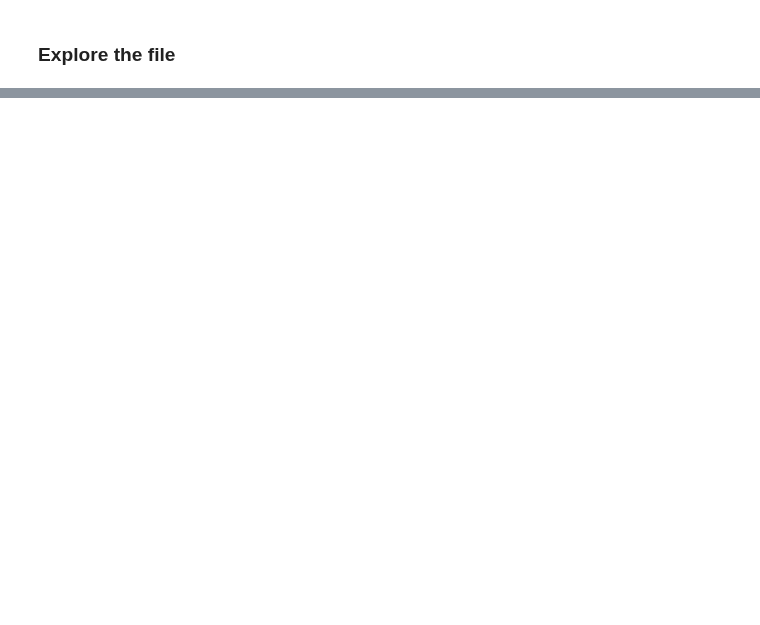
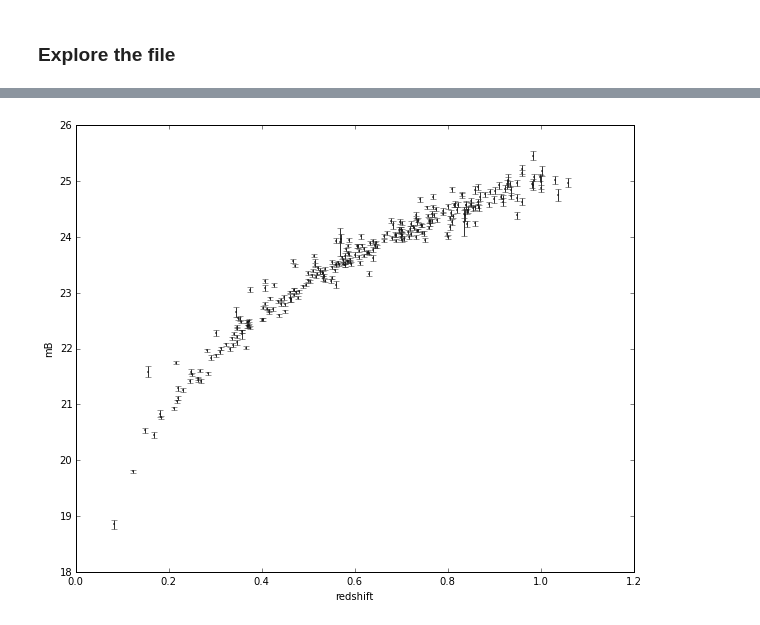
Before and after one commit to profjsb/python-bootcamp, a Jupyter notebook: Lectures/14_ScentificWorkflows/supernovae/snexplore.ipynb, the cells around one changed output, grey strips where cells are left out. Cells and saved outputs as stored; diff of their text form; code cells hidden in the pictures; blank space fills up the shorter version.

```diff
--- a/Lectures/14_ScentificWorkflows/supernovae/snexplore.ipynb
+++ b/Lectures/14_ScentificWorkflows/supernovae/snexplore.ipynb
@@ -70,0 +43,7 @@ array([b'03D1ar', b'03D1ar', b'03D1ar', b'03D1ar', b'03D1ar'],
+# %%
+# correct mb
+mb_corr = mb - 2.3 * c + 0.128 * x1
+# %%
+plot_sn_data(z, mb_corr, mb_err)
+# %% [output]
+[figure, added]
```
Also changed, not shown: parts of 20 cells of this notebook, 5 other files.
